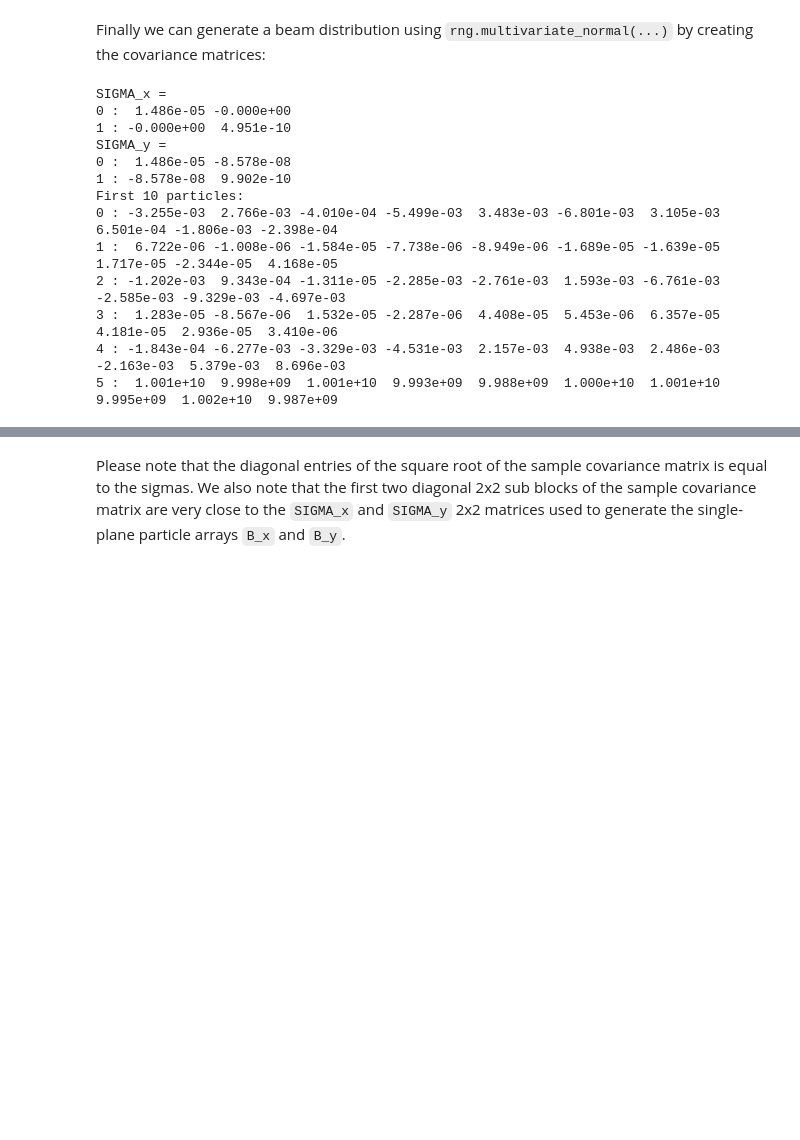
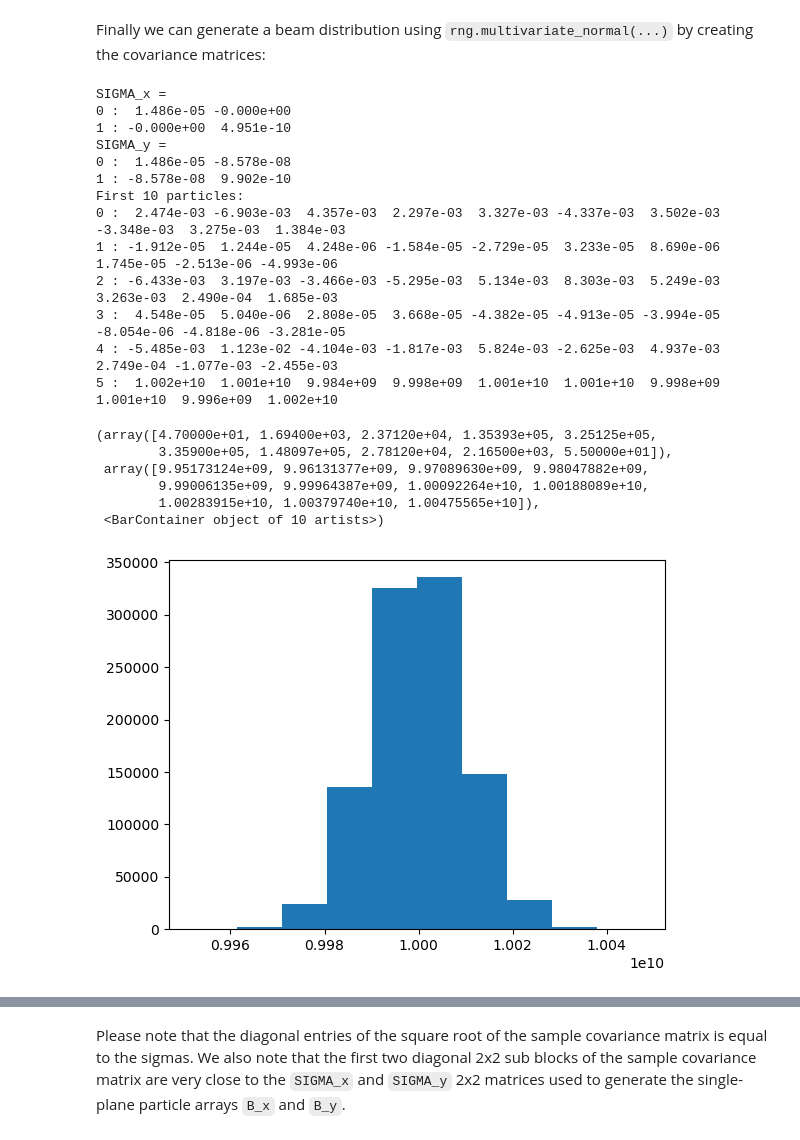
Before and after one commit to AcceleratorPhysicsUiO/FYS4565-codelibrary, a Jupyter notebook: Example - BeamGeneratorLibrary.ipynb, the cells around one changed output, grey strips where cells are left out. Cells and saved outputs as stored; diff of their text form; code cells hidden in the pictures; blank space fills up the shorter version.

```diff
--- a/Example - BeamGeneratorLibrary.ipynb
+++ b/Example - BeamGeneratorLibrary.ipynb
@@ -160,7 +160,7 @@ SIGMA_x = em_rms_x*np.array([[beta_x, -alpha_x],[-alpha_x, gamma_x]]) # Beam dis
 print("SIGMA_x =")
 printMatrixAll(SIGMA_x)
 #Sample particles from a multi-variate Gaussian distribution, [m, rad]
-B_x = rng.multivariate_normal(mean=MU_x, cov=SIGMA_x, size=N).T
+B_x = RNG.multivariate_normal(mean=MU_x, cov=SIGMA_x, size=N).T
 
 # Vertical phase space {x,x'}
 #Must use GEOMETRIC emittance to generate distribution
@@ -170,11 +170,11 @@ SIGMA_y = em_rms_y*np.array([[beta_y, -alpha_y],[-alpha_y, gamma_y]]) # Beam dis
 print("SIGMA_y =")
 printMatrixAll(SIGMA_y)
 #Sample particles from a multi-variate Gaussian distribution
-B_y = rng.multivariate_normal(mean=MU_y, cov=SIGMA_y, size=N).T
+B_y = RNG.multivariate_normal(mean=MU_y, cov=SIGMA_y, size=N).T
 
 # Longitudinal phase space {z,Ek}
-z = sigma_z*rng.normal(loc=0, scale=1, size=N)
-Ek = Ek0*(1+sigma_E_E*rng.normal(loc=0,scale=1,size=N))
+z = sigma_z*RNG.normal(loc=0, scale=1, size=N)
+Ek = Ek0*(1+sigma_E_E*RNG.normal(loc=0,scale=1,size=N))
 B_z = np.vstack([z,Ek])
 
 #Compose the total 6xN beam matrix, assuming no correlation between the three planes:
@@ -191,12 +191,22 @@ SIGMA_y =
 0 :  1.486e-05 -8.578e-08
 1 : -8.578e-08  9.902e-10
 First 10 particles:
-0 : -3.255e-03  2.766e-03 -4.010e-04 -5.499e-03  3.483e-03 -6.801e-03  3.105e-03  6.501e-04 -1.806e-03 -2.398e-04
-1 :  6.722e-06 -1.008e-06 -1.584e-05 -7.738e-06 -8.949e-06 -1.689e-05 -1.639e-05  1.717e-05 -2.344e-05  4.168e-05
-2 : -1.202e-03  9.343e-04 -1.311e-05 -2.285e-03 -2.761e-03  1.593e-03 -6.761e-03 -2.585e-03 -9.329e-03 -4.697e-03
-3 :  1.283e-05 -8.567e-06  1.532e-05 -2.287e-06  4.408e-05  5.453e-06  6.357e-05  4.181e-05  2.936e-05  3.410e-06
-4 : -1.843e-04 -6.277e-03 -3.329e-03 -4.531e-03  2.157e-03  4.938e-03  2.486e-03 -2.163e-03  5.379e-03  8.696e-03
-5 :  1.001e+10  9.998e+09  1.001e+10  9.993e+09  9.988e+09  1.000e+10  1.001e+10  9.995e+09  1.002e+10  9.987e+09
+0 :  2.474e-03 -6.903e-03  4.357e-03  2.297e-03  3.327e-03 -4.337e-03  3.502e-03 -3.348e-03  3.275e-03  1.384e-03
+1 : -1.912e-05  1.244e-05  4.248e-06 -1.584e-05 -2.729e-05  3.233e-05  8.690e-06  1.745e-05 -2.513e-06 -4.993e-06
+2 : -6.433e-03  3.197e-03 -3.466e-03 -5.295e-03  5.134e-03  8.303e-03  5.249e-03  3.263e-03  2.490e-04  1.685e-03
+3 :  4.548e-05  5.040e-06  2.808e-05  3.668e-05 -4.382e-05 -4.913e-05 -3.994e-05 -8.054e-06 -4.818e-06 -3.281e-05
+4 : -5.485e-03  1.123e-02 -4.104e-03 -1.817e-03  5.824e-03 -2.625e-03  4.937e-03  2.749e-04 -1.077e-03 -2.455e-03
+5 :  1.002e+10  1.001e+10  9.984e+09  9.998e+09  1.001e+10  1.001e+10  9.998e+09  1.001e+10  9.996e+09  1.002e+10
+# %%
+plt.hist(Ek)
+# %% [output]
+(array([4.70000e+01, 1.69400e+03, 2.37120e+04, 1.35393e+05, 3.25125e+05,
+        3.35900e+05, 1.48097e+05, 2.78120e+04, 2.16500e+03, 5.50000e+01]),
+ array([9.95173124e+09, 9.96131377e+09, 9.97089630e+09, 9.98047882e+09,
+        9.99006135e+09, 9.99964387e+09, 1.00092264e+10, 1.00188089e+10,
+        1.00283915e+10, 1.00379740e+10, 1.00475565e+10]),
+ <BarContainer object of 10 artists>)
+[figure, added]
 # %%
 print("Sample statistics:")
 
```
Also changed, not shown: parts of 17 cells of this notebook.
